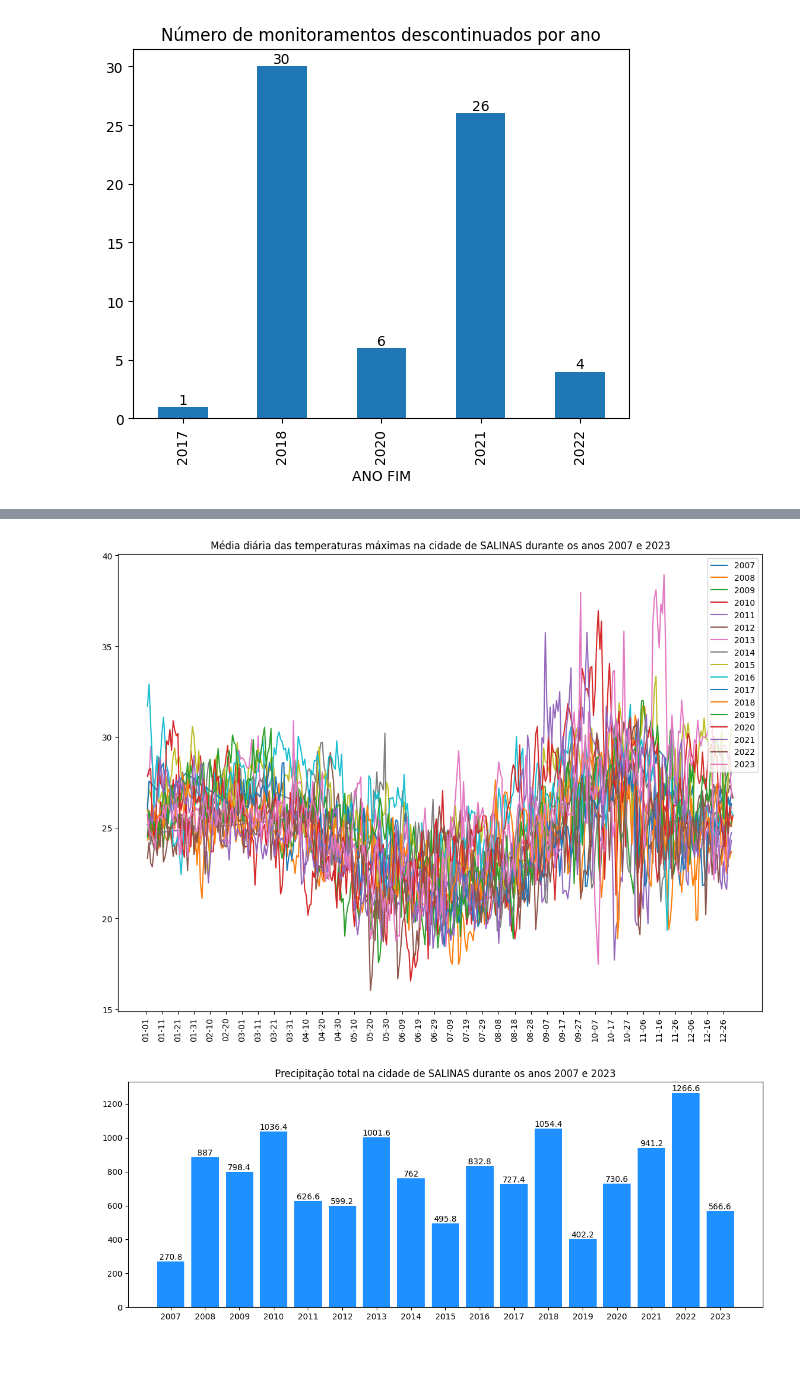
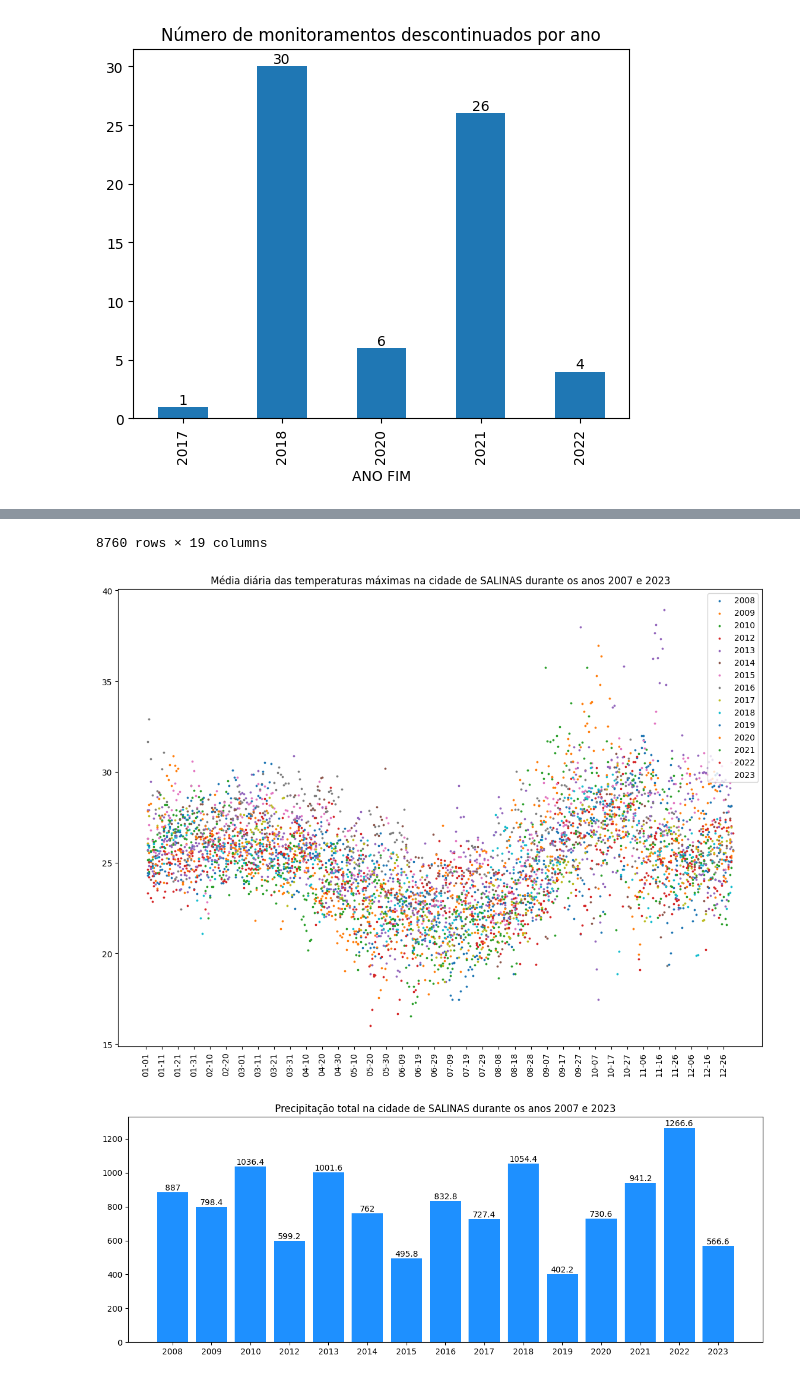
Before and after one commit to nfmmendes/INMET-data-play, a Jupyter notebook: Dados Metereológicos do INMET.ipynb, the cells around one changed output, grey strips where cells are left out. Saved outputs shown, nothing was run; the diff lists cells and outputs as text; code cells hidden in the pictures.

```diff
--- a/Dados Metereológicos do INMET.ipynb
+++ b/Dados Metereológicos do INMET.ipynb
@@ -249,7 +258,10 @@ fig_precitacao, ax_precipitacao = plt.subplots(figsize=(14, 5))
 for i in range(0, len(df_cidade)):
     file_name = df_cidade.iloc[i]['ARQUIVO']
     pasta = df_cidade.iloc[i]['ANO']
-    df_ano = pd.read_csv(f"./{pasta}/{file_name}", sep=";", decimal=',', skiprows=8, encoding="ANSI")
+    df_ano = pd.read_csv(f"./{pasta}/{file_name}", sep=";", decimal=',', skiprows=8, encoding="ANSI").iloc[:, :-1]
+
+    if i == len(df_cidade) - 1:
+        display(df_ano)
 
     selected_cols = [df_ano.columns[0], df_ano.columns[1],\
         "PRECIPITAÇÃO TOTAL, HORÁRIO (mm)",\
@@ -275,8 +287,11 @@ for i in range(0, len(df_cidade)):
 
     clean = df_ano[df_ano["Temperatura_Maxima"].between(-273, 100)]
 
+    if len(clean) < 300:
+        continue
+
     x_values = [ x.timetuple().tm_yday for x in clean.index]
-    ax_temp_max.plot(x_values, clean["Temperatura_Maxima"], label=pasta)
+    ax_temp_max.scatter(x_values, clean["Temperatura_Maxima"], label=pasta, s=3)
     ax_precipitacao.bar(pasta, df_ano['Precipitacao_Total_MM'].sum(), color='dodgerblue')
     ax_precipitacao.bar_label(ax_precipitacao.containers[-1]);
 
@@ -293,2 +320,3 @@ plt.show()
+8760 rows × 19 columns
-[figure, old version]
+[figure, new version]
-[figure, old version]
+[figure, new version]
```
Also changed, not shown: parts of 3 cells of this notebook.
